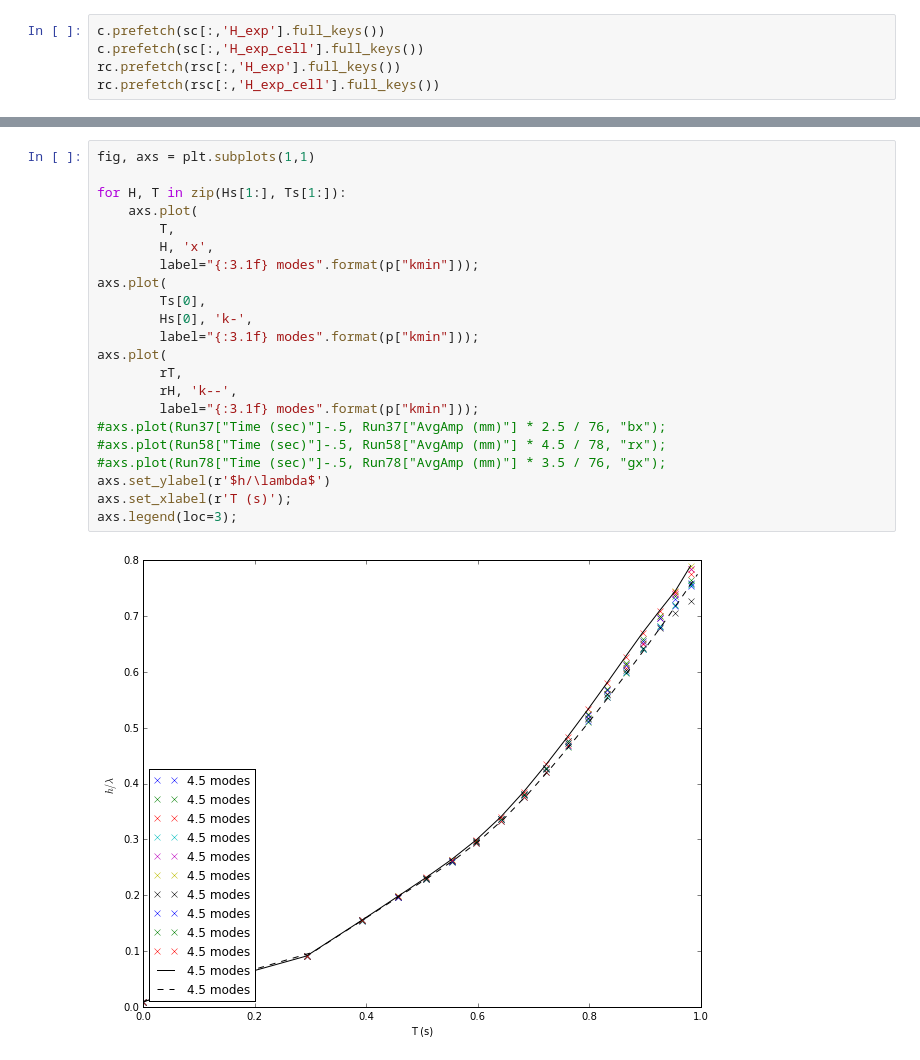
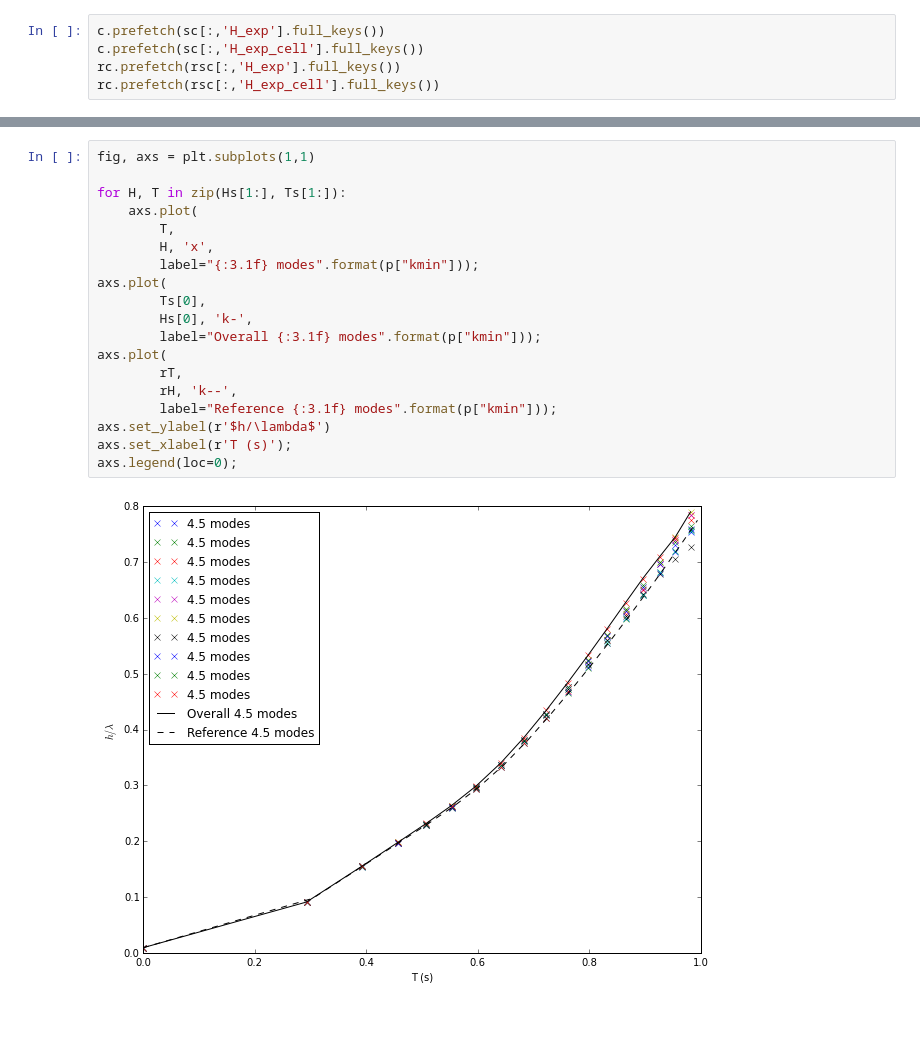
Before and after one commit to maxhutch/thesis-notebooks, a Jupyter notebook: WJ_walls.ipynb, the cells around one changed output, grey strips where cells are left out. Cells and saved outputs as stored; diff of their text form; blank space fills up the shorter version.

```diff
--- a/WJ_walls.ipynb
+++ b/WJ_walls.ipynb
@@ -139,27 +171,24 @@ plt.savefig('Figure17.eps')
 # %%
 fig, axs = plt.subplots(1,1)
 
 for H, T in zip(Hs[1:], Ts[1:]):
     axs.plot(
         T,
         H, 'x',
         label="{:3.1f} modes".format(p["kmin"]));
 axs.plot(
         Ts[0],
         Hs[0], 'k-',
-        label="{:3.1f} modes".format(p["kmin"]));
+        label="Overall {:3.1f} modes".format(p["kmin"]));
 axs.plot(
         rT,
         rH, 'k--',
-        label="{:3.1f} modes".format(p["kmin"]));
-#axs.plot(Run37["Time (sec)"]-.5, Run37["AvgAmp (mm)"] * 2.5 / 76, "bx");
-#axs.plot(Run58["Time (sec)"]-.5, Run58["AvgAmp (mm)"] * 4.5 / 78, "rx");
-#axs.plot(Run78["Time (sec)"]-.5, Run78["AvgAmp (mm)"] * 3.5 / 76, "gx");
+        label="Reference {:3.1f} modes".format(p["kmin"]));
 axs.set_ylabel(r'$h/\lambda$')
 axs.set_xlabel(r'T (s)');
-axs.legend(loc=3);
+axs.legend(loc=0);
 # %% [output]
-[figure, old version]
+[figure, new version]
 # %%
 %install_ext http://raw.github.com/jrjohansson/version_information/master/version_information.py
 %load_ext version_information
```
Also changed, not shown: parts of 11 cells of this notebook.
